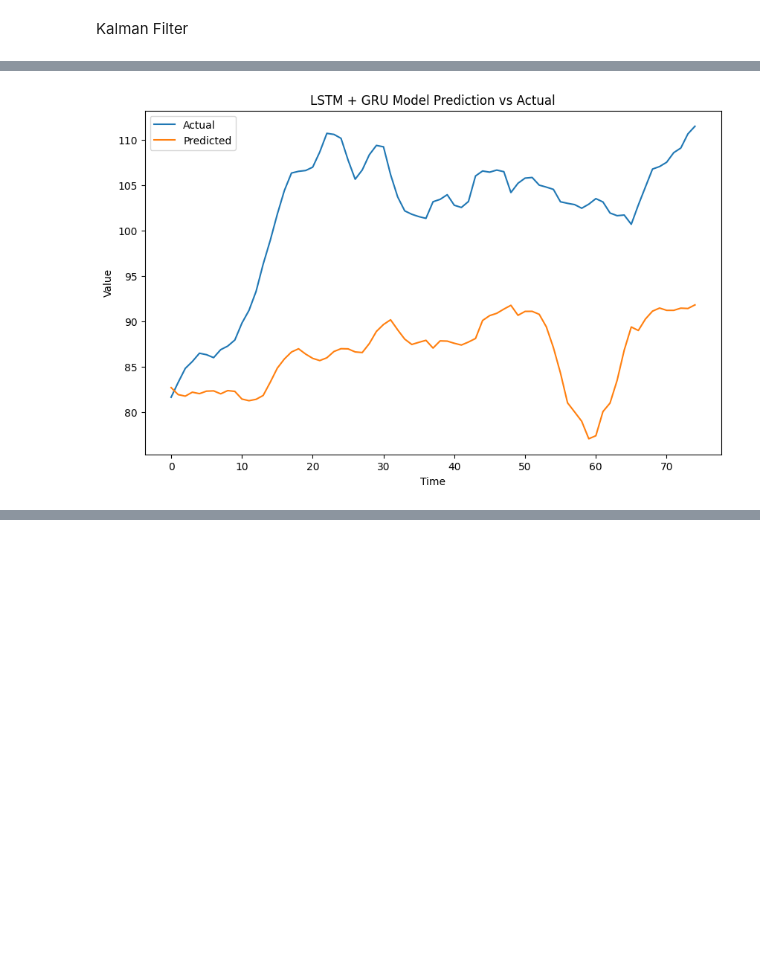
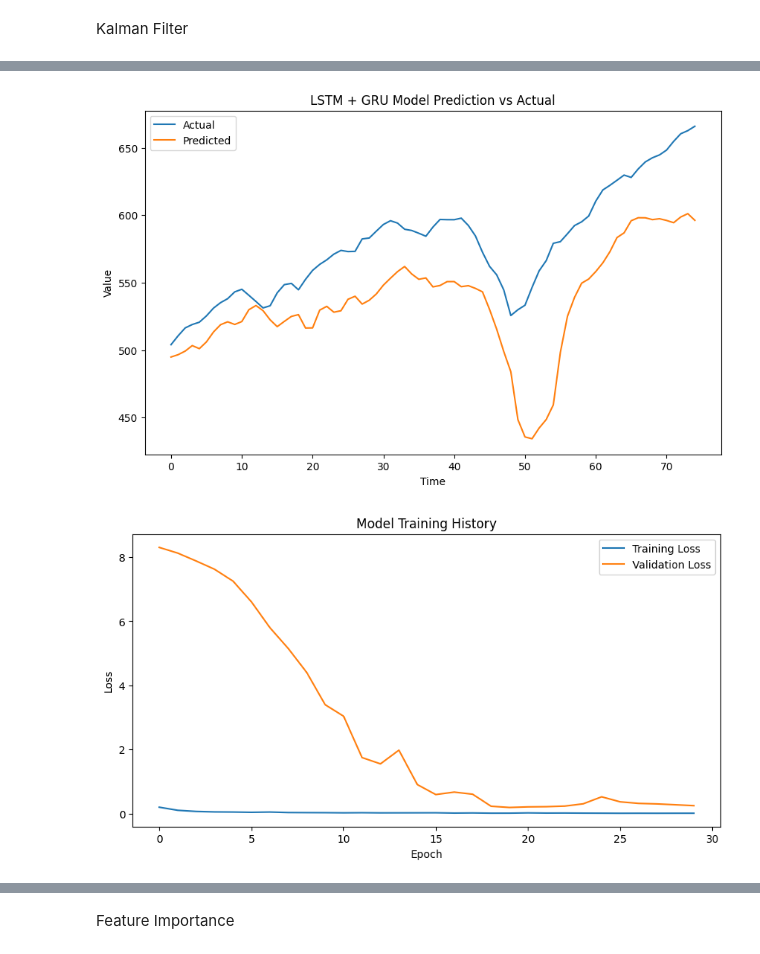
Before and after one commit to LukeJG/Trading-Algorithms, a Jupyter notebook: lstm+.ipynb, the cells around one changed output, grey strips where cells are left out. Cells and saved outputs as stored; diff of their text form; code cells hidden in the pictures; blank space fills up the shorter version.

```diff
--- a/lstm+.ipynb
+++ b/lstm+.ipynb
@@ -41,8 +41,8 @@ symbol_list = sp500['Symbol'].unique().tolist()
 
 end_date = '2025-10-09'
 start_date = pd.to_datetime(end_date) - pd.DateOffset(years=15)
-
-df = yf.download(tickers=symbol_list[:10],
+symbol_list = ['NVDA','SPY','AAPL','TSLA']
+df = yf.download(tickers=symbol_list,
                  start=start_date,
                  end=end_date, auto_adjust=False).stack()
 
@@ -268,7 +250,7 @@ memory usage: 1.4+ MB
 # %% [markdown]
 Kalman Filter
 # %%
-lstm_data = data.xs('AFL', level='ticker')
+lstm_data = data.xs('SPY', level='ticker')
 lstm_data.drop(columns=['fwd_return_1m'],inplace=True)
 lstm_data.info()
 # %% [output]
@@ -303,15 +285,13 @@ kf = KalmanFilter(initial_state_mean=adj_close[0], n_dim_obs=1)
 
 # Estimate the state with Kalman Filter (smoothing)
 state_means, _ = kf.smooth(adj_close)
-state_means = state_means[4:]
-adj_close = adj_close[4:]
-
+moving_avg = lstm_data['adj close'].rolling(window=5).mean().reset_index('date').drop(columns='date').dropna()['adj close'].to_list()
 
 # Plot original vs Kalman filtered
 plt.figure(figsize=(12, 6))
 plt.plot(adj_close[-100:], label='Original adj close', alpha=0.5)
 plt.plot(state_means[-100:], label='Kalman Filtered adj close', linewidth=2)
-plt.plot(lstm_data['adj close'].rolling(window=5).mean().reset_index('date').drop(columns='date').dropna()['adj close'].to_list()[-100:], label='5 Day Rolling Avg')
+plt.plot(moving_avg[-100:], label='5 Day Rolling Avg')
 plt.title('Kalman Filter Smoothing of Adjusted Close Prices')
 plt.xlabel('Time')
 plt.ylabel('Price')
@@ -323,8 +303,11 @@ plt.show()
 # %%
+from sklearn.preprocessing import MinMaxScaler
+from tensorflow.keras.layers import LSTM, GRU, Dense, Dropout, BatchNormalization
+
 lstm_data['adj close'] = state_means
 vals = lstm_data.values
 
-n_steps = 12 # Best at 25 so far
+n_steps = 6 # Best at 25 so far
 X, y = [], []
 for i in range(n_steps, len(vals)):
     X.append(vals[i - n_steps:i, :])
@@ -342,7 +325,7 @@ X_train_scaled = np.empty_like(X_train)
 X_test_scaled = np.empty_like(X_test)
 
 for i in range(X.shape[2]):
-    scalers[i] = StandardScaler()
+    scalers[i] = MinMaxScaler()
 
     # Flatten to 2D: (samples * timesteps, 1)
     train_feat = X_train[:, :, i].reshape(-1, 1)
@@ -360,7 +343,7 @@ y_train_scaled = y_scaler.fit_transform(y_train.reshape(-1, 1)).flatten()
 y_test_scaled = y_scaler.transform(y_test.reshape(-1, 1)).flatten()
 
 
-
+"""
 model = Sequential()
 model.add(LSTM(units=41,                # best units = 41
                 return_sequences=True,
@@ -444,13 +427,45 @@ model.add(Dense(units=1,
 
 model.compile(optimizer=Adam(learning_rate=0.0005),
               loss='mean_squared_error') # lr = 0.0005181785280568014
+"""
 
+
+model = Sequential([
+    LSTM(64, return_sequences=True, input_shape=(n_steps, X.shape[2])),
+    BatchNormalization(),
+ #   Dropout(0.2),
+
+    LSTM(64, return_sequences=True),
+  #  Dropout(0.2),
+
+    GRU(64, return_sequences=False),
+    BatchNormalization(),
+   # Dropout(0.2),
+
+    Dense(32, activation='relu'),
+    Dense(1, activation='linear')
+])
+
+model.compile(
+    optimizer=Adam(learning_rate=0.0005),
+    loss='mean_squared_error',
+    metrics=['mae']
+)
+
+from tensorflow.keras.callbacks import EarlyStopping, ReduceLROnPlateau
+
+callbacks = [
+    EarlyStopping(monitor='val_loss', patience=10, restore_best_weights=True),
+    ReduceLROnPlateau(monitor='val_loss', factor=0.5, patience=5, min_lr=1e-6)
+]
 
 history = model.fit(X_train_scaled,
                     y_train_scaled,
                     epochs=50,
                     batch_size=16,  # Optimal Batch Size = 16
-                    validation_data=(X_test, y_test))
+                    validation_data=(X_test_scaled, y_test_scaled),
+                    callbacks=callbacks,
+                    verbose=1)
 
 
 predictions = model.predict(X_test_scaled)
@@ -469,8 +484,23 @@ plt.legend()
 plt.show()
 
 
+
+plt.figure(figsize=(10, 5))
+plt.plot(history.history['loss'], label='Training Loss')
+plt.plot(history.history['val_loss'], label='Validation Loss')
+plt.legend()
+plt.title('Model Training History')
+plt.xlabel('Epoch')
+plt.ylabel('Loss')
+plt.show()
+
+from sklearn.metrics import r2_score, mean_squared_error
+
+r2 = r2_score(y_test_original, predictions)
+rmse = np.sqrt(mean_squared_error(y_test_original, predictions))
 print("Model Performance:")
 loss = model.evaluate(X_test, y_test)
 print(f"Test Loss: {loss}")
+print(f"R²: {r2:.3f}, RMSE: {rmse:.5f}")
 # %% [output]
 Epoch 1/50
@@ -493,2 +523,3 @@ Epoch 50/50
-[figure, old version]
+[figure, new version]
+[figure, added]
 Model Performance:
@@ -631,0 +529,2 @@ print(f"Test Loss: {loss}")
+# %% [markdown]
+Feature Importance
```
Also changed, not shown: parts of 13 cells of this notebook.
